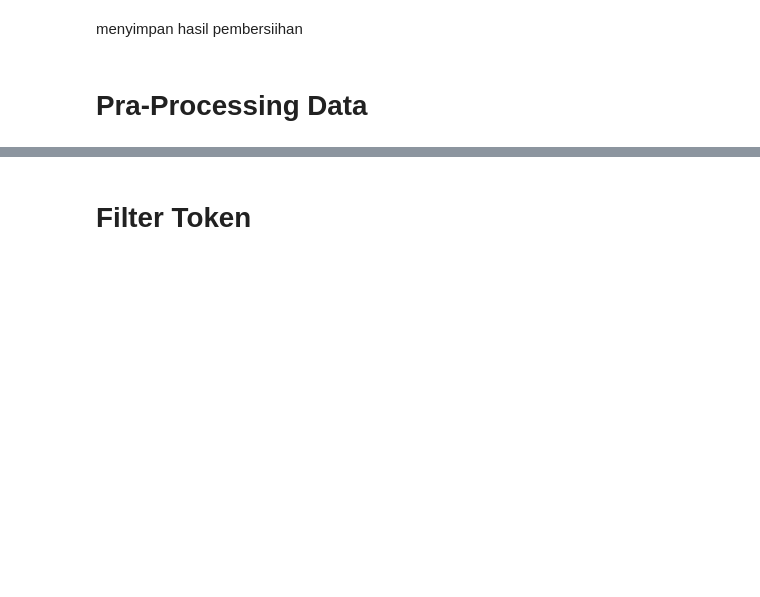
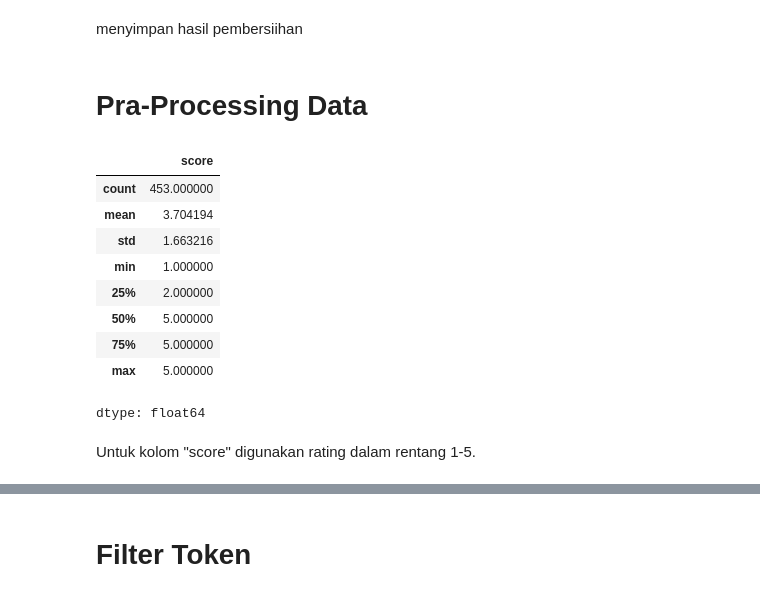
Before and after one commit to Roymundus/datamining, a Jupyter notebook: Data_Mining_B_Kelompok_8.ipynb, the cells around one changed output, grey strips where cells are left out. Saved outputs shown, nothing was run; the diff lists cells and outputs as text; code cells hidden in the pictures; blank space fills up the shorter version.

```diff
--- a/Data_Mining_B_Kelompok_8.ipynb
+++ b/Data_Mining_B_Kelompok_8.ipynb
@@ -105,5 +109,3 @@ Mengambil 3 atribut yang relevan saja untuk digunakan dalam proses analisis sent
 df.shape
 # %% [output]
 (1000, 3)
-# %%
-df = df.drop_duplicates(subset=['content'])
@@ -113,5 +113,3 @@ Menghapus data yang duplicate pada kolom content
 df.duplicated().sum()
 # %% [output]
 0
-# %%
-df = df.dropna()
@@ -152,6 +158,22 @@ df.to_csv("/content/hasil_cleaningData.csv")
 menyimpan hasil pembersiihan
 # %% [markdown]
 # Pra-Processing Data
+# %%
+
+df['score'].describe()
+# %% [output]
+|  | score |
+| count | 453.000000 |
+| mean | 3.704194 |
+| std | 1.663216 |
+| min | 1.000000 |
+| 25% | 2.000000 |
+| 50% | 5.000000 |
+| 75% | 5.000000 |
+| max | 5.000000 |
+dtype: float64
+# %% [markdown]
+Untuk kolom "score" digunakan rating dalam rentang 1-5.
 # %%
 !pip install Sastrawi
 # %% [output]
```
Also changed, not shown: parts of 38 cells of this notebook.
